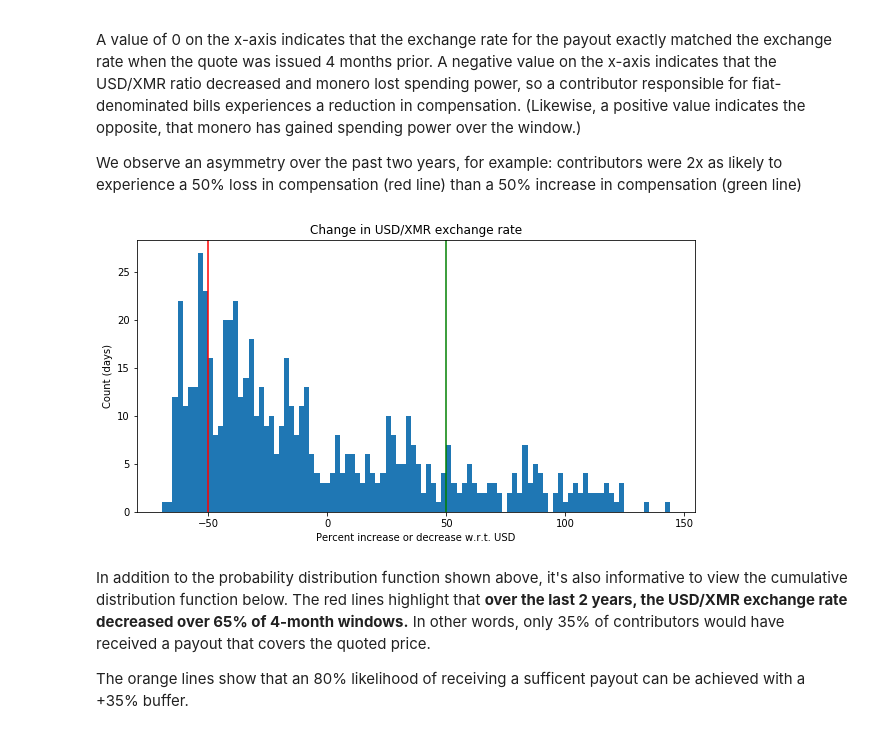
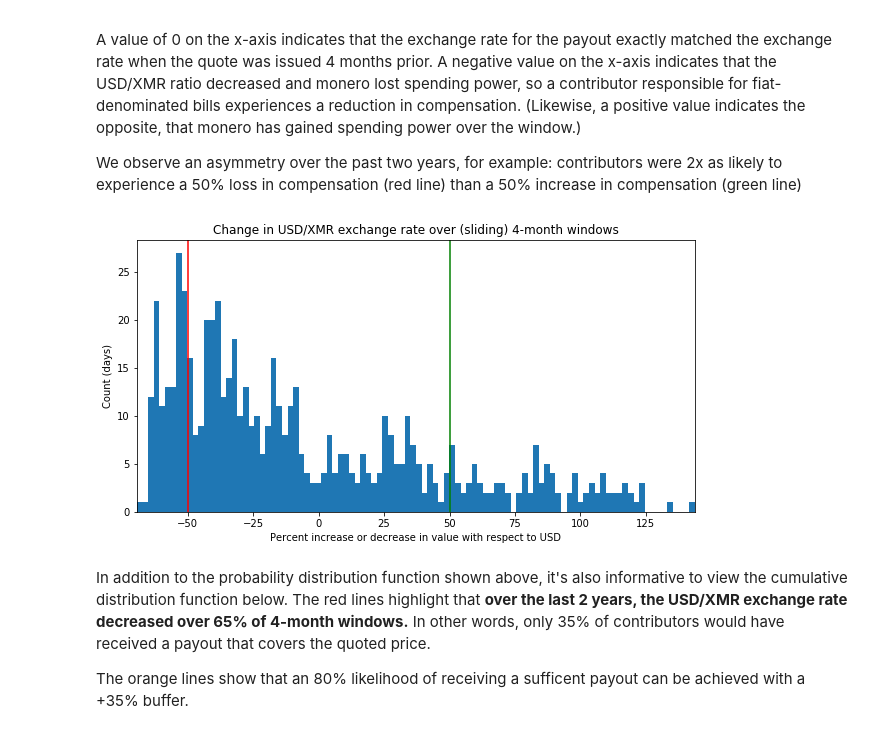
Before and after one commit to Mitchellpkt/volatility_analysis, a Jupyter notebook: volatility_analysis.ipynb, the cells around one changed output. Cells and saved outputs as stored; diff of their text form; code cells hidden in the pictures.

```diff
--- a/volatility_analysis.ipynb
+++ b/volatility_analysis.ipynb
@@ -67,13 +67,14 @@ We observe an asymmetry over the past two years, for example: contributors were
 # %%
 f = plt.figure(figsize=(10,5), facecolor='white');
 plt.hist(df["gain_loss"].dropna(),bins=100);
-plt.xlabel("Percent increase or decrease w.r.t. USD");
+plt.xlim((min(df['gain_loss'].dropna()),max(df['gain_loss'].dropna())));
+plt.xlabel("Percent increase or decrease in value with respect to USD");
 plt.ylabel('Count (days)');
-plt.title('Change in USD/XMR exchange rate');
+plt.title('Change in USD/XMR exchange rate over (sliding) 4-month windows');
 plt.axvline(x=-50, color='red');
 plt.axvline(x=+50, color='green');
 # %% [output]
-[figure, old version]
+[figure, new version]
 # %% [markdown]
 In addition to the probability distribution function shown above, it's also informative to view the cumulative distribution function below. The red lines highlight that **over the last 2 years, the USD/XMR exchange rate decreased over 65% of 4-month windows.** In other words, only 35% of contributors would have received a payout that covers the quoted price.
 
```
Also changed, not shown: parts of 2 cells of this notebook.
